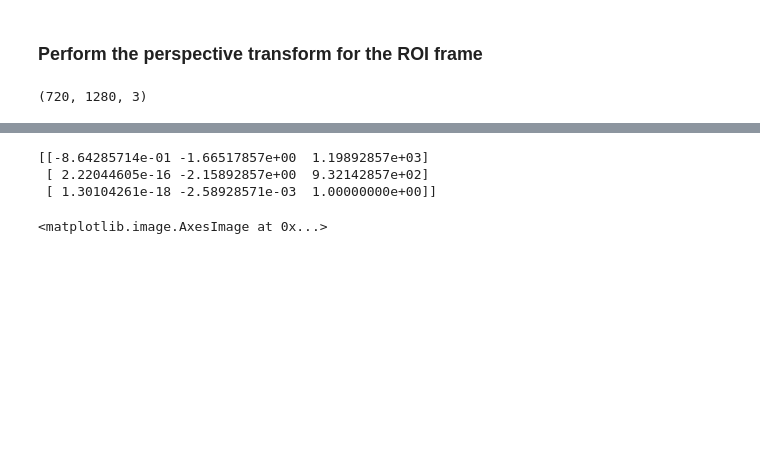
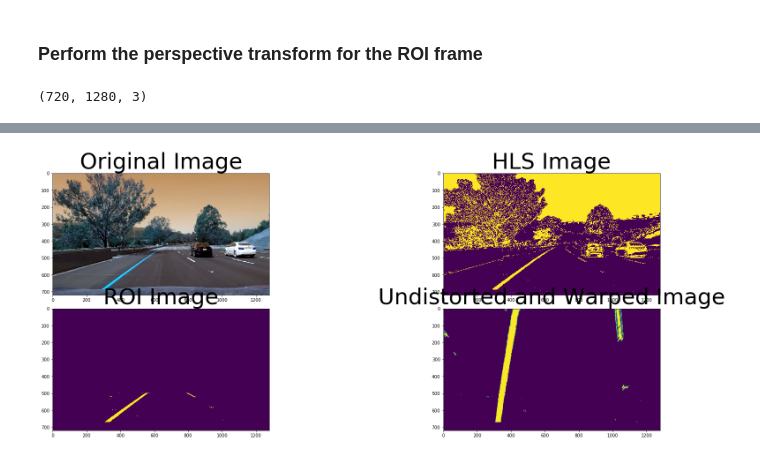
Before and after one commit to SitaramRyali/Self_Driving_Car-NanoDegree, a Jupyter notebook: Project-LaneLines_Finder/CarND-Advanced-Lane-Lines-Project/Project_Code/Advanced_Lane_Detector.ipynb, the cells around one changed output, grey strips where cells are left out. Drawn from its saved outputs; the diff is of its cells as text; code cells hidden in the pictures; blank space fills up the shorter version.

```diff
--- a/Project-LaneLines_Finder/CarND-Advanced-Lane-Lines-Project/Project_Code/Advanced_Lane_Detector.ipynb
+++ b/Project-LaneLines_Finder/CarND-Advanced-Lane-Lines-Project/Project_Code/Advanced_Lane_Detector.ipynb
@@ -235,0 +244,14 @@ cv2.destroyAllWindows()
+# %%
+imshape =test_img_read.shape
+
+y_bottom_idx = imshape[0]-50
+y_top_idx = 500
+x_left_bottom = 0
+x_right_bottom= imshape[1]
+x_left_top = 380
+x_right_top = 900
+
+
+#vertices = np.array([[(150,700),(475, 500), (850, 500), (1250,700)]], dtype=np.int32)
+#vertices = np.array([[(150,imshape[0]),(600, 400), (800, 400), (1250,imshape[0])]], dtype=np.int32)
+vertices = np.array([[(x_left_bottom,y_bottom_idx),(x_left_top, y_top_idx), (x_right_top, y_top_idx), (x_right_bottom,y_bottom_idx)]], dtype=np.int32)
@@ -271,0 +308,10 @@ dest_w = np.float32([[1250,500],
+# %%
+#four co-ordinates
+src_w = np.float32([[x_right_top, y_top_idx],
+                  [x_right_bottom,y_bottom_idx],
+                  [x_left_bottom,y_bottom_idx],
+                  [x_left_top, y_top_idx]])
+dest_w = np.float32([[x_right_bottom,0],
+                  [x_right_bottom,y_bottom_idx],
+                  [x_left_bottom,y_bottom_idx],
+                  [x_left_bottom,0]])
@@ -272,25 +344,27 @@ dest_w = np.float32([[1250,500],
 # %%
-combined = combined_thresold(img,ksize)
-roi_img = region_of_interest(combined,vertices)
+combined,combined_hls = combined_thresold(img,ksize)
+roi_img = region_of_interest(combined_hls,vertices)
 
 top_down, perspective_M = warp(roi_img, src_w,dest_w)
-f, (ax1, ax2) = plt.subplots(1, 2, figsize=(24, 9))
+f, axes = plt.subplots(2, 2, figsize=(24, 9))
 f.tight_layout()
-ax1.imshow(img)
-ax1.set_title('Original Image', fontsize=50)
-ax2.imshow(top_down)
-ax2.set_title('Undistorted and Warped Image', fontsize=50)
+axes[0,0].imshow(img)
+axes[0,0].set_title('Original Image', fontsize=50)
+
+axes[0,1].imshow(combined_hls)
+axes[0,1].set_title('HLS Image', fontsize=50)
+
+axes[1,0].imshow(roi_img)
+axes[1,0].set_title('ROI Image', fontsize=50)
+
+axes[1,1].imshow(top_down)
+axes[1,1].set_title('Undistorted and Warped Image', fontsize=50)
 plt.subplots_adjust(left=0., right=1, top=0.9, bottom=0.)
 # %% [output]
-[[-8.64285714e-01 -1.66517857e+00  1.19892857e+03]
- [ 2.22044605e-16 -2.15892857e+00  9.32142857e+02]
- [ 1.30104261e-18 -2.58928571e-03  1.00000000e+00]]
+[figure, added]
 # %%
 #plt.imshow(top_down)
-binary_warped = top_down[500:,100:]
-plt.imshow(binary_warped)
+binary_warped = top_down#[500:,100:]
-# %% [output]
-<matplotlib.image.AxesImage at 0x...>
 # %%
 def find_lane_pixels(binary_warped):
     # Take a histogram of the bottom half of the image
```
Also changed, not shown: parts of 27 cells of this notebook.
